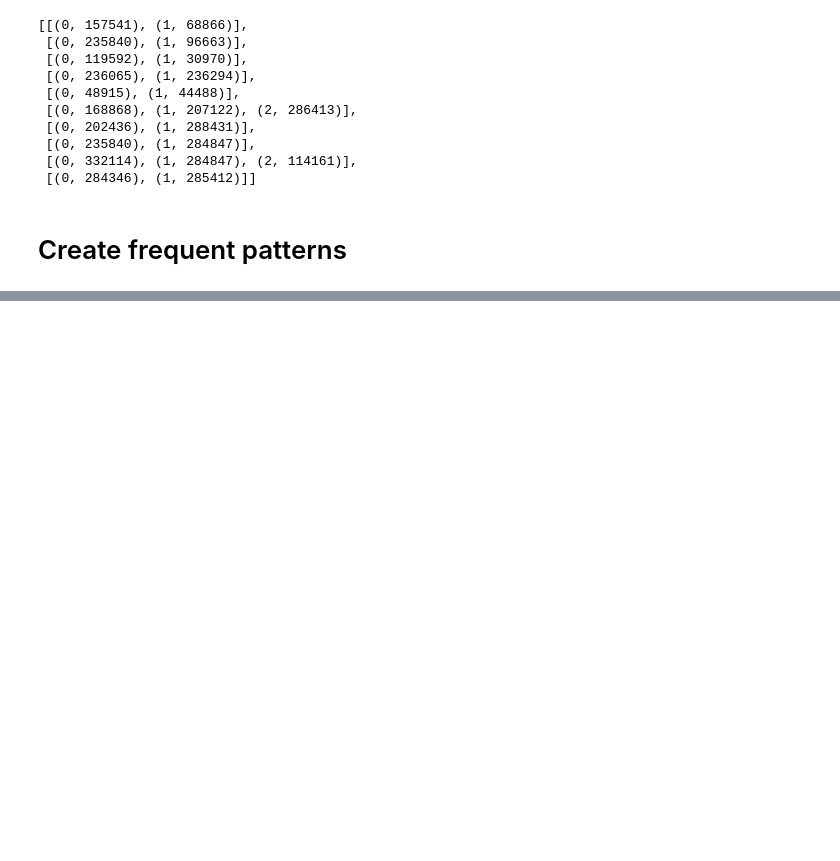
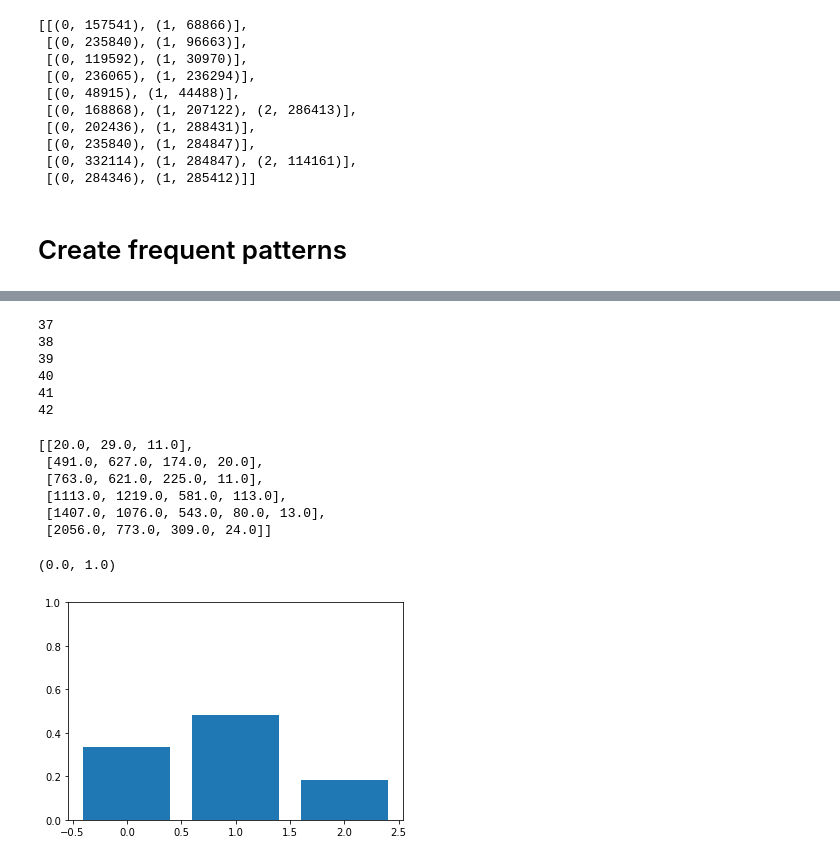
Before and after one commit to finloop/data-science-notebooks, a Jupyter notebook: user_interactions/freqency_analysis.ipynb, the cells around one changed output, grey strips where cells are left out. Drawn from its saved outputs; the diff is of its cells as text; code cells hidden in the pictures; blank space fills up the shorter version.

Commit message:
add histogram of user interactions

```diff
--- a/user_interactions/freqency_analysis.ipynb
+++ b/user_interactions/freqency_analysis.ipynb
@@ -93,0 +88,46 @@ df3
+# %%
+data = full_df.loc[full_df.hour == 42]
+freq = get_frequent_ar(te, get_article_list(data), 10)
+#freq = freq.loc[(freq.antecedents == frozenset({(0, 199198)})) & (freq.consequents == frozenset({(1, 272143)}))]
+# %%
+def get_by_pos(freq, item):
+    freq['items'] = pd.Series(freq["antecedents"].apply(lambda x: list(map(lambda y: y[1], x))))
+    freq['pos'] = pd.Series(freq["antecedents"].apply(lambda x: list(map(lambda y: y[0], x))))
+    freq['items'].apply(lambda x: x)
+    freq["ist"] = freq["items"].apply(lambda x: np.where(np.array(x) == item)[0])
+    ddd = freq.loc[freq.ist.apply(lambda x: len(x))>0, ["n","pos", "ist"]]
+    ddd["xx"] = freq.loc[freq.ist.apply(lambda x: len(x))>0, ["pos", "ist", "n"]].apply(lambda x: x.iloc[0][x.iloc[1][0]], axis=1)
+    if "xx" in list(ddd.columns):
+        return list(ddd.groupby("xx").sum().n)
+    else:
+        return [0]
+# %%
+def get_pos_by_hour(te, hour, min_sessions, item):
+    print(hour)
+    data = full_df.loc[full_df.hour == hour]
+    freq = get_frequent_ar(te, get_article_list(data), min_sessions)
+    return get_by_pos(freq, item)
+# %%
+li = [get_pos_by_hour(te,hour,10, 162655) for hour in range(37, 43)]
+# %% [output]
+37
+38
+39
+40
+41
+42
+# %%
+li
+# %% [output]
+[[20.0, 29.0, 11.0],
+ [491.0, 627.0, 174.0, 20.0],
+ [763.0, 621.0, 225.0, 11.0],
+ [1113.0, 1219.0, 581.0, 113.0],
+ [1407.0, 1076.0, 543.0, 80.0, 13.0],
+ [2056.0, 773.0, 309.0, 24.0]]
+# %%
+plt.bar(list(range(int(len(li[0])))), np.array(li[0])/sum(li[0]))
+plt.ylim([0,1])
+# %% [output]
+(0.0, 1.0)
+[figure, added]
```
Also changed, not shown: parts of 29 cells of this notebook.
